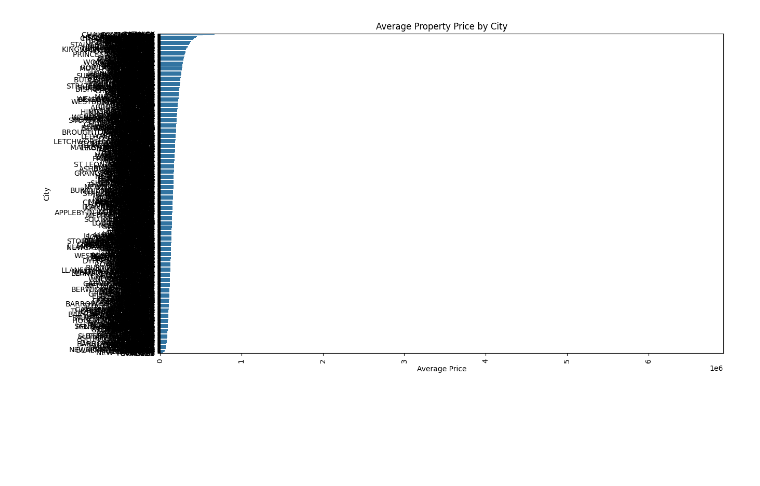
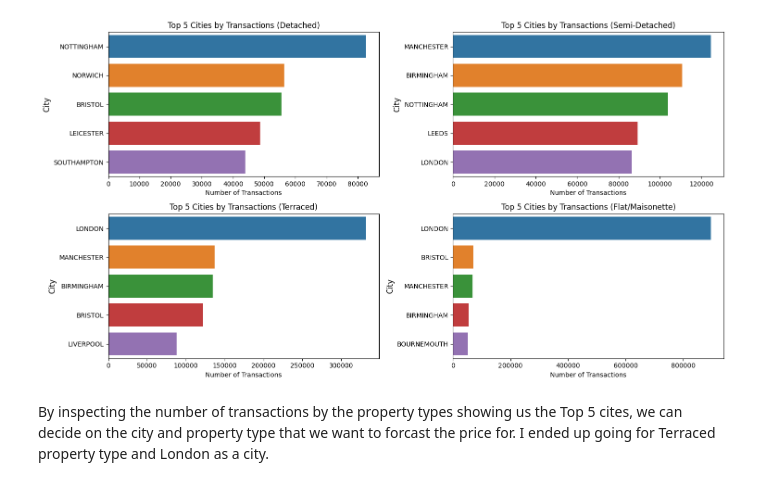
Before and after one commit to MatejBursik/TenOne_cloud_ai, a Jupyter notebook: UK_housing/forcasting_data.ipynb, the cells around one changed output. Drawn from its saved outputs; the diff is of its cells as text; code cells hidden in the pictures; blank space fills up the shorter version.

Commit message:
pushed final datasets, made forcasting dataset, updated markdown

```diff
--- a/UK_housing/forcasting_data.ipynb
+++ b/UK_housing/forcasting_data.ipynb
@@ -44,14 +30,48 @@ plt.show()
-# %%
-# Calculate average price per city
-city_price = df.groupby('city')['price'].mean().sort_values(ascending=False)
-
-# Plot
-plt.figure(figsize=(14, 8))
-sns.barplot(x=city_price.values, y=city_price.index)
-plt.title('Average Property Price by City')
-plt.xlabel('Average Price')
-plt.ylabel('City')
-plt.xticks(rotation=90)
-plt.show()
-# %% [output]
-[figure, removed]
+# %%
+# Define the property types to loop over
+property_types = ['D', 'S', 'T', 'F']
+titles = {
+    'T': 'Terraced',
+    'S': 'Semi-Detached',
+    'D': 'Detached',
+    'F': 'Flat/Maisonette'
+}
+
+# Create subplots
+fig, axes = plt.subplots(2, 2, figsize=(15, 8), sharex=False, sharey=False)
+axes = axes.flatten()  # Flatten the 2D array of axes for easy iteration
+
+# Generate the plots for each property type
+for i, prop_type in enumerate(property_types):
+    filtered_df = df[df['property_type'] == prop_type]
+
+    # Count the number of transactions per city
+    city_transactions = (
+        filtered_df.groupby('city')
+        .size()
+        .sort_values(ascending=False)
+        .head(5)
+    )
+
+    sns.barplot(
+        x=city_transactions.values,
+        y=city_transactions.index,
+        ax=axes[i],
+        hue=city_transactions.index,
+        dodge=False,
+        legend=False
+    )
+
+    # Set titles and labels
+    axes[i].set_title(f'Top 5 Cities by Transactions ({titles[prop_type]})', fontsize=12)
+    axes[i].set_xlabel('Number of Transactions', fontsize=10)
+    axes[i].set_ylabel('City', fontsize=12)
+    axes[i].ticklabel_format(useOffset=False, style='plain', axis='x')
+
+# Adjust layout
+plt.tight_layout()
+plt.show()
+# %% [output]
+[figure, added]
+# %% [markdown]
+By inspecting the number of transactions by the property types showing us the Top 5 cites, we can decide on the city and property type that we want to forcast the price for. I ended up going for Terraced property type and London as a city.
```
Also changed, not shown: parts of 9 cells of this notebook, 5 other files.
